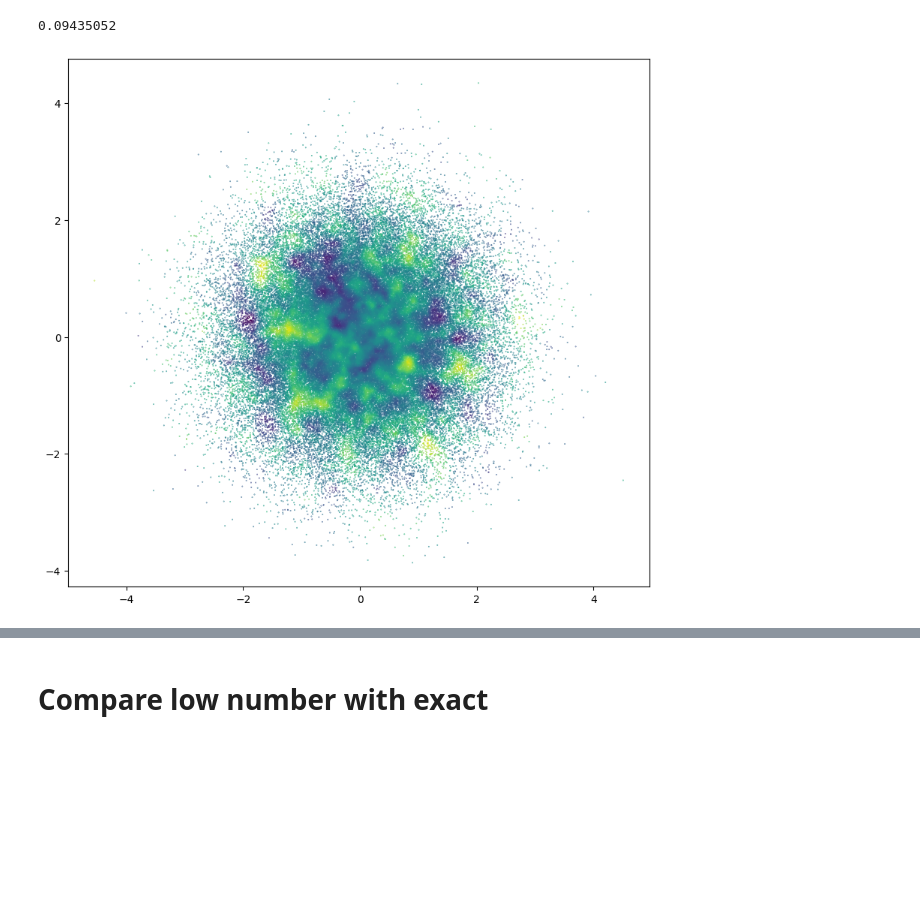
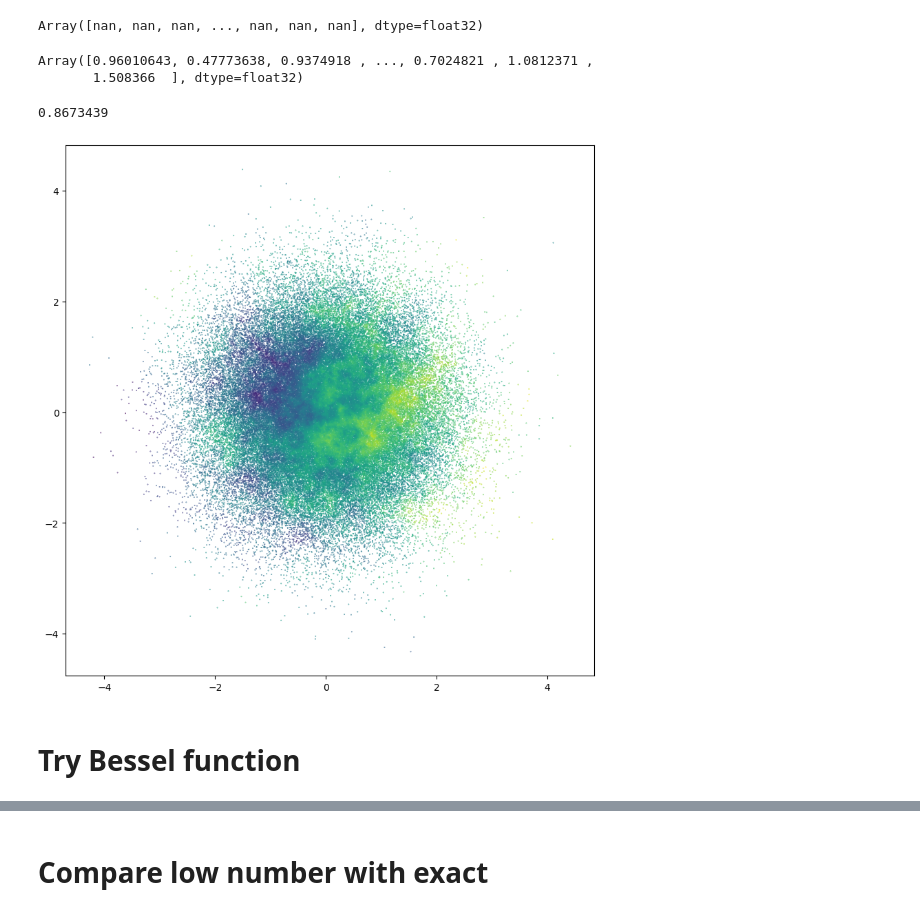
Before and after one commit to stanford-ism/graphgp, a Jupyter notebook: basic.ipynb, the cells around one changed output, grey strips where cells are left out. Saved outputs shown, nothing was run; the diff lists cells and outputs as text; code cells hidden in the pictures; blank space fills up the shorter version.

```diff
--- a/basic.ipynb
+++ b/basic.ipynb
@@ -21,21 +22,43 @@ from tqdm import tqdm
 
 rng = jr.key(137)
 # %%
-rng, key = jr.split(rng)
-points = jr.normal(key, shape=(100_000, 2))
-offsets = gp.make_offsets(len(points), 1000, 1.3, 5000)
-points, neighbors, indices = gp.build_jax_graph(points, offsets=offsets, k=20, cuda=True)
-gp.check_graph(points, neighbors, offsets, indices)
+k1, k2 = jr.split(jr.key(99))
+points = jr.normal(k1, shape=(100_000, 2))
+xi = jr.normal(k2, shape=(len(points),))
+
+graph = gp.build_graph(points, n0=1000, k=10)
+covariance = gp.MaternCovariance(p=0)
+
+values = gp.generate(graph, covariance, xi)
+xi = gp.generate_inv(graph, covariance, values)
+logdet = gp.generate_logdet(graph, covariance)
+# %%
+covariance = lambda r: jnp.exp(-0.5 * r**2) * (1+ 1e-5)
+
+gp.generate(graph, covariance, xi)
+# %% [output]
+Array([nan, nan, nan, ..., nan, nan, nan], dtype=float32)
+# %%
+rng, k1 = jr.split(rng)
+xi = jr.normal(k1, shape=(len(points),))
+values = gp.generate(graph, gp.MaternCovariance(p=0), xi)
+values
+# %% [output]
+Array([0.96010643, 0.47773638, 0.9374918 , ..., 0.7024821 , 1.0812371 ,
+       1.508366  ], dtype=float32)
 # %%
 rng, key = jr.split(rng)
 xi = jr.normal(key, shape=(len(points),))
-values = gp.generate_refine(points, neighbors, offsets, gp.matern_cov, xi)
+cov_func = Partial(gp.matern_cov_p, p=0, cutoff=30.0, sigma=1.0)
+values = gp.generate(points, neighbors, offsets, cov_func, xi)
 print(values[0])
 
 plt.figure(figsize=(10, 10))
 plt.scatter(*points.T, c=values, s=.1)
 plt.gca().set(aspect='equal')
 plt.show()
 # %% [output]
-0.09435052
+0.8673439
-[figure, old version]
+[figure, new version]
+# %% [markdown]
+# Try Bessel function
```
Also changed, not shown: parts of 5 cells of this notebook, 17 other files.
